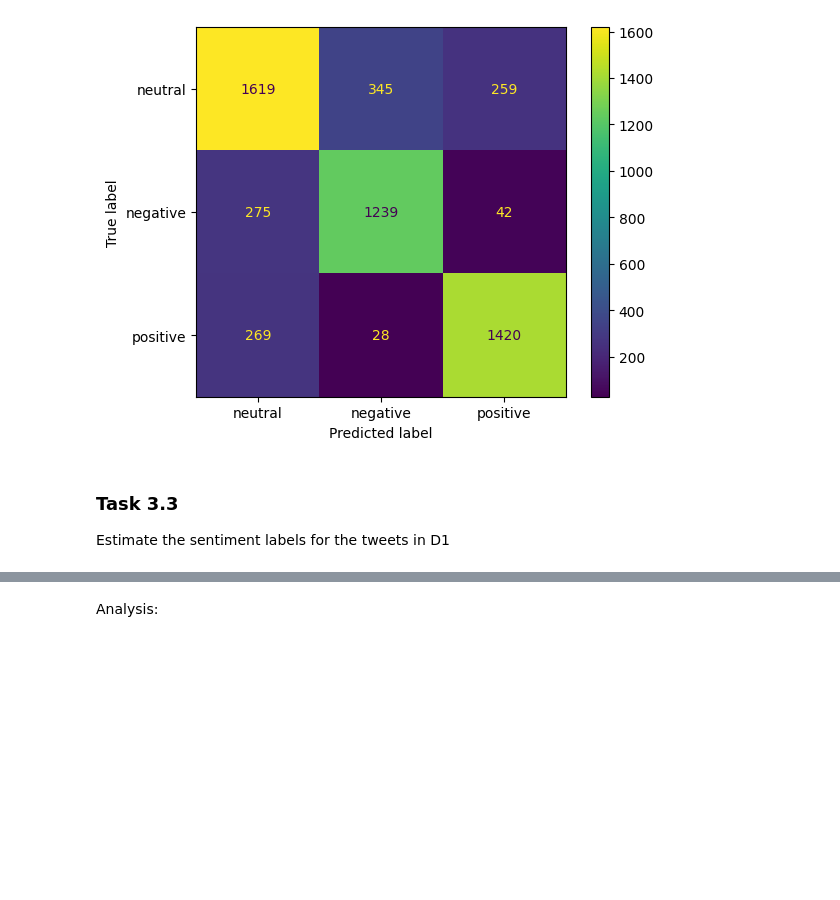
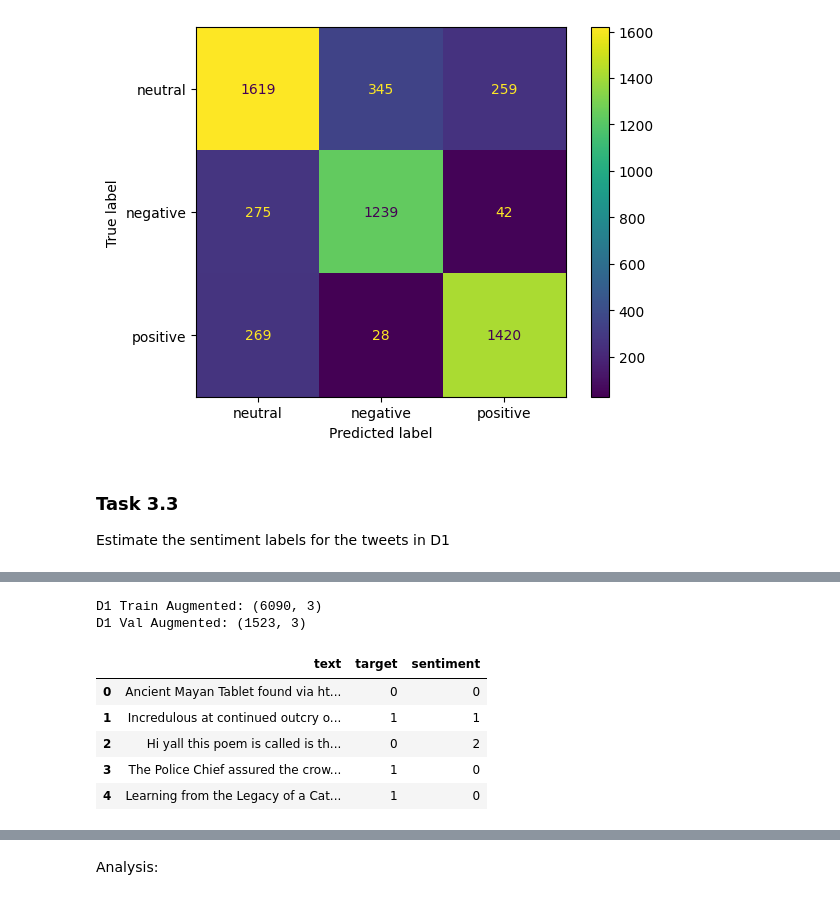
Before and after one commit to nates27/multi-task-learning, a Jupyter notebook: bt5151_gp_npk.ipynb, the cells around one changed output, grey strips where cells are left out. Drawn from its saved outputs; the diff is of its cells as text; code cells hidden in the pictures; blank space fills up the shorter version.

```diff
--- a/bt5151_gp_npk.ipynb
+++ b/bt5151_gp_npk.ipynb
@@ -625,13 +634,13 @@ Estimate the sentiment labels for the tweets in D1
 # %%
-# test_params = {'batch_size': VALID_BATCH_SIZE,
-#                 'shuffle': False,
-#                 'num_workers': 0
-#                 }
-# d1_train_inferloader = DataLoader(d1_train_infer, **test_params)
-# d1_val_inferloader = DataLoader(d1_val_infer, **test_params)
+test_params = {'batch_size': VALID_BATCH_SIZE,
+                'shuffle': False,
+                'num_workers': 0
+                }
+d1_train_inferloader = DataLoader(d1_train_infer, **test_params)
+d1_val_inferloader = DataLoader(d1_val_infer, **test_params)
 # %%
-# loss_function = torch.nn.CrossEntropyLoss()
-# optimizer = torch.optim.Adam(params = model_d2.parameters(), lr = LEARNING_RATE)
-# predicts_d1_train_infer = valid(model_d2, d1_train_inferloader, mode=2)
-# predicts_d1_val_infer = valid(model_d2, d1_val_inferloader, mode=2)
+loss_function = torch.nn.CrossEntropyLoss()
+optimizer = torch.optim.Adam(params = model_d2.parameters(), lr = LEARNING_RATE)
+predicts_d1_train_infer = valid(model_d2, d1_train_inferloader, mode=2)
+predicts_d1_val_infer = valid(model_d2, d1_val_inferloader, mode=2)
 # %%
@@ -640,10 +660,13 @@ Estimate the sentiment labels for the tweets in D1
 # %%
-# predicts_d1_train_infer.drop(columns='target', inplace=True)
-# predicts_d1_val_infer.drop(columns='target', inplace=True)
+predicts_d1_train_infer.drop(columns='target', inplace=True)
+predicts_d1_val_infer.drop(columns='target', inplace=True)
 # %%
-# d1_train_augment = d_train_data.merge(predicts_d1_train_infer, left_index=True, right_index=True)
-# d1_train_augment.rename({'predict': 'sentiment'}, axis =1, inplace=True)
-# d1_val_augment = d_val_data.merge(predicts_d1_val_infer, left_index=True, right_index=True)
-# d1_val_augment.rename({'predict': 'sentiment'}, axis =1, inplace=True)
+d1_train_augment = d_train_data.merge(predicts_d1_train_infer, left_index=True, right_index=True)
+d1_train_augment.rename({'predict': 'sentiment'}, axis =1, inplace=True)
+d1_val_augment = d_val_data.merge(predicts_d1_val_infer, left_index=True, right_index=True)
+d1_val_augment.rename({'predict': 'sentiment'}, axis =1, inplace=True)
 # %%
-# print(f"D1 Train Augmented: {d1_train_augment.shape}\nD1 Val Augmented: {d1_val_augment.shape}")
+print(f"D1 Train Augmented: {d1_train_augment.shape}\nD1 Val Augmented: {d1_val_augment.shape}")
+# %% [output]
+D1 Train Augmented: (6090, 3)
+D1 Val Augmented: (1523, 3)
@@ -653,0 +673,9 @@ Estimate the sentiment labels for the tweets in D1
+# %%
+d1_train_augment.head()
+# %% [output]
+|  | text | target | sentiment |
+| 0 | Ancient Mayan Tablet found via ht... | 0 | 0 |
+| 1 | Incredulous at continued outcry o... | 1 | 1 |
+| 2 | Hi yall this poem is called is th... | 0 | 2 |
+| 3 | The Police Chief assured the crow... | 1 | 0 |
+| 4 | Learning from the Legacy of a Cat... | 1 | 0 |
```
Also changed, not shown: parts of 44 cells of this notebook.
